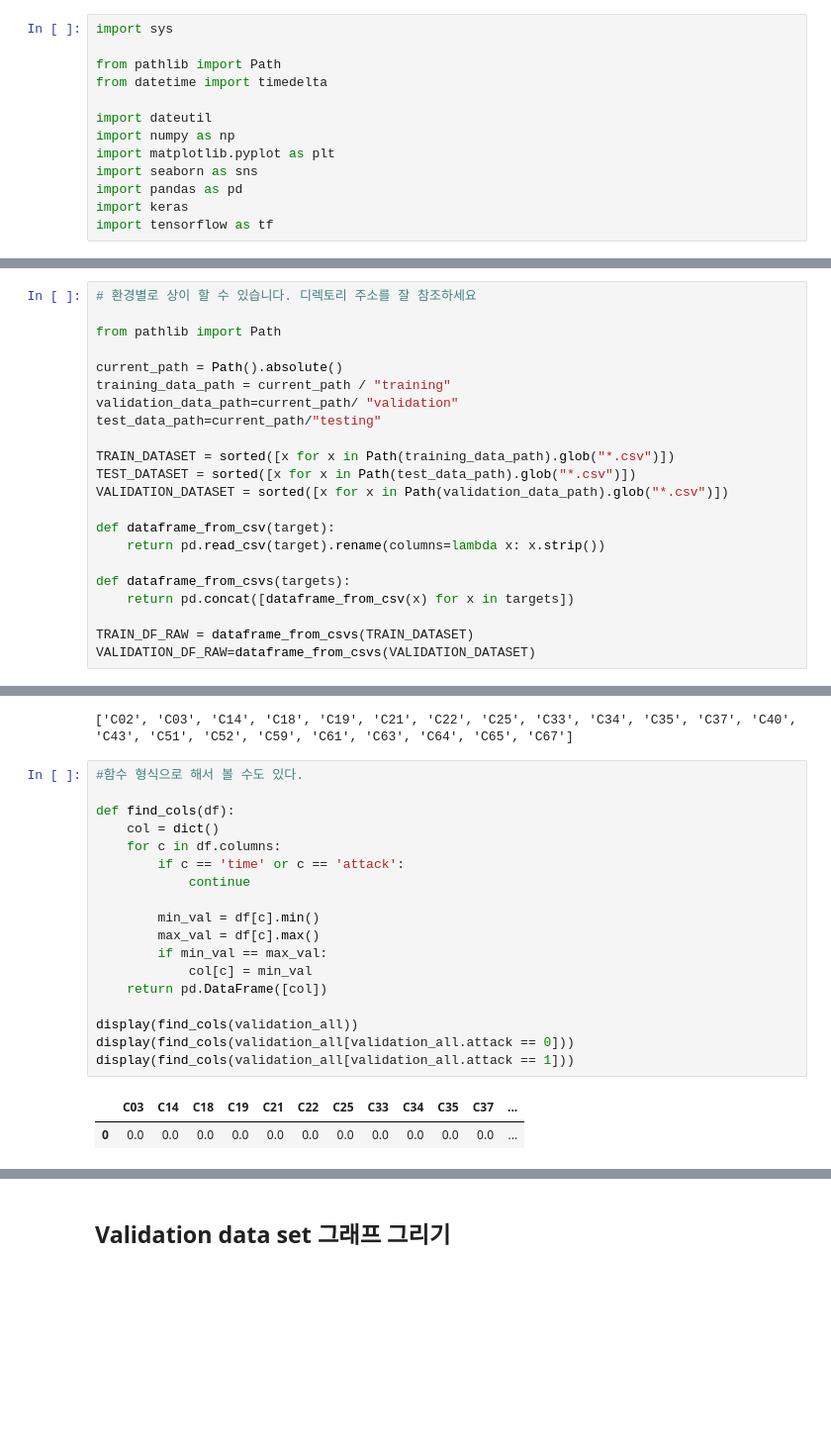
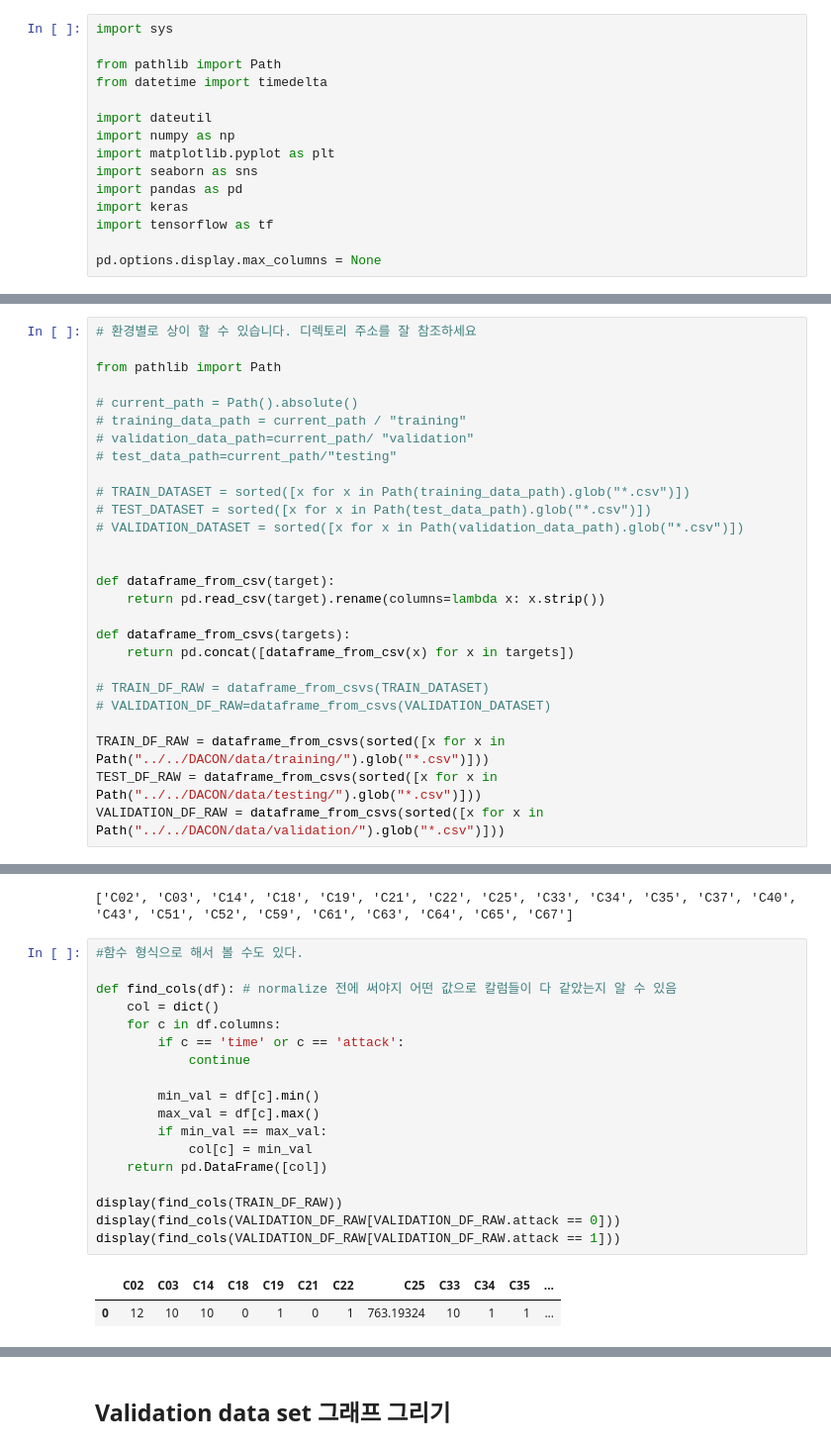
Before and after one commit to Pyossyoung/DACON, a Jupyter notebook: EDA/EDA.ipynb, the cells around one changed output, grey strips where cells are left out. Shown at 99% size. Saved outputs shown, nothing was run; the diff lists cells and outputs as text; blank space fills up the shorter version.

Commit message:
PYO : changed find_cols part

```diff
--- a/EDA/EDA.ipynb
+++ b/EDA/EDA.ipynb
@@ -11,6 +11,8 @@ import seaborn as sns
 import pandas as pd
 import keras
 import tensorflow as tf
+
+pd.options.display.max_columns = None
 # %% [markdown]
 ## **안지훈 마운트 설정(로컬 환경에 따라서 변경하세요)**
 # %%
@@ -54,14 +56,15 @@ Drive already mounted at /content/drive; to attempt to forcibly remount, call dr
 
 from pathlib import Path
 
-current_path = Path().absolute()
-training_data_path = current_path / "training"
-validation_data_path=current_path/ "validation"
-test_data_path=current_path/"testing"
+# current_path = Path().absolute()
+# training_data_path = current_path / "training"
+# validation_data_path=current_path/ "validation"
+# test_data_path=current_path/"testing"
 
-TRAIN_DATASET = sorted([x for x in Path(training_data_path).glob("*.csv")])
-TEST_DATASET = sorted([x for x in Path(test_data_path).glob("*.csv")])
-VALIDATION_DATASET = sorted([x for x in Path(validation_data_path).glob("*.csv")])
+# TRAIN_DATASET = sorted([x for x in Path(training_data_path).glob("*.csv")])
+# TEST_DATASET = sorted([x for x in Path(test_data_path).glob("*.csv")])
+# VALIDATION_DATASET = sorted([x for x in Path(validation_data_path).glob("*.csv")])
+
 
 def dataframe_from_csv(target):
     return pd.read_csv(target).rename(columns=lambda x: x.strip())
@@ -69,6 +72,10 @@ def dataframe_from_csv(target):
 def dataframe_from_csvs(targets):
     return pd.concat([dataframe_from_csv(x) for x in targets])
 
-TRAIN_DF_RAW = dataframe_from_csvs(TRAIN_DATASET)
-VALIDATION_DF_RAW=dataframe_from_csvs(VALIDATION_DATASET)
+# TRAIN_DF_RAW = dataframe_from_csvs(TRAIN_DATASET)
+# VALIDATION_DF_RAW=dataframe_from_csvs(VALIDATION_DATASET)
+
+TRAIN_DF_RAW = dataframe_from_csvs(sorted([x for x in Path("../../DACON/data/training/").glob("*.csv")]))
+TEST_DF_RAW = dataframe_from_csvs(sorted([x for x in Path("../../DACON/data/testing/").glob("*.csv")]))
+VALIDATION_DF_RAW = dataframe_from_csvs(sorted([x for x in Path("../../DACON/data/validation/").glob("*.csv")]))
 # %%
@@ -236,21 +241,21 @@ print(std0list_val)
 # %%
 #함수 형식으로 해서 볼 수도 있다.
 
-def find_cols(df):
+def find_cols(df): # normalize 전에 써야지 어떤 값으로 칼럼들이 다 같았는지 알 수 있음
     col = dict()
     for c in df.columns:
         if c == 'time' or c == 'attack':
             continue
 
         min_val = df[c].min()
         max_val = df[c].max()
         if min_val == max_val:
             col[c] = min_val
     return pd.DataFrame([col])
 
-display(find_cols(validation_all))
-display(find_cols(validation_all[validation_all.attack == 0]))
-display(find_cols(validation_all[validation_all.attack == 1]))
+display(find_cols(TRAIN_DF_RAW))
+display(find_cols(VALIDATION_DF_RAW[VALIDATION_DF_RAW.attack == 0]))
+display(find_cols(VALIDATION_DF_RAW[VALIDATION_DF_RAW.attack == 1]))
 # %% [output]
-|  | C03 | C14 | C18 | C19 | C21 | C22 | C25 | C33 | C34 | C35 | C37 | ... |
-| 0 | 0.0 | 0.0 | 0.0 | 0.0 | 0.0 | 0.0 | 0.0 | 0.0 | 0.0 | 0.0 | 0.0 | ... |
+|  | C02 | C03 | C14 | C18 | C19 | C21 | C22 | C25 | C33 | C34 | C35 | ... |
+| 0 | 12 | 10 | 10 | 0 | 1 | 0 | 1 | 763.19324 | 10 | 1 | 1 | ... |
```
Also changed, not shown: parts of 2 cells of this notebook.
